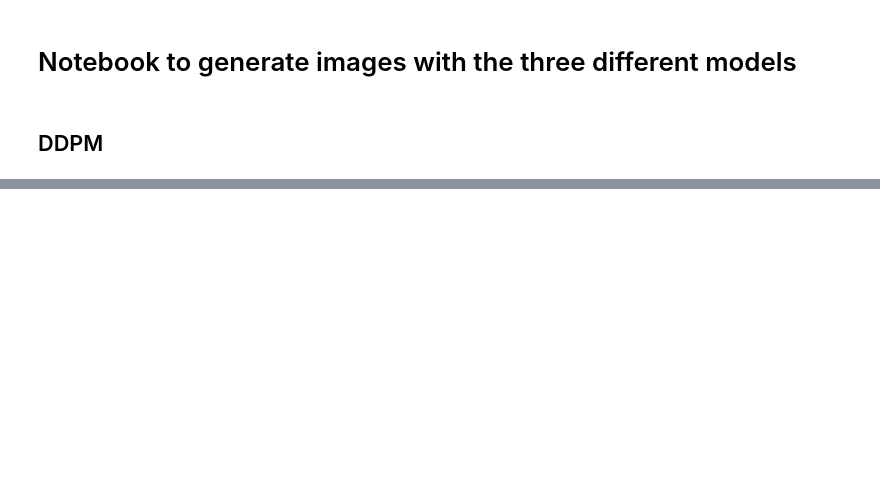
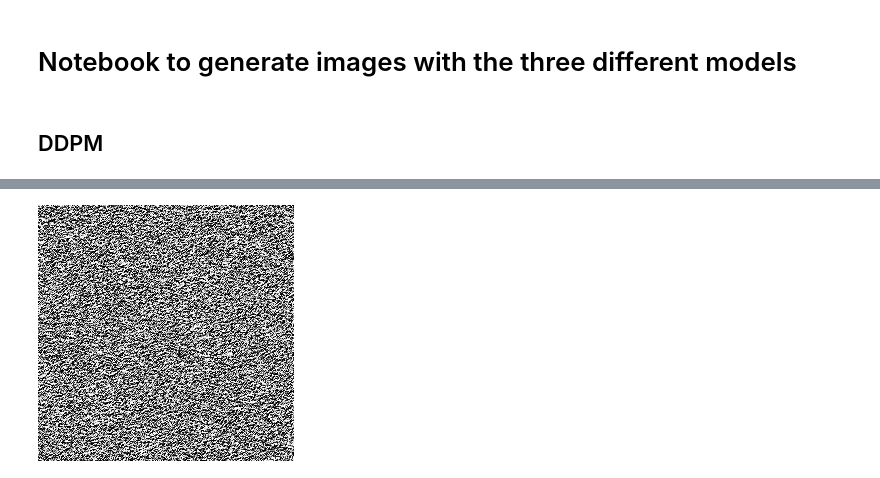
Before and after one commit to benetraco/tfg, a Jupyter notebook: experiments/brain_generation/evaluation/data_generation.ipynb, the cells around one changed output, grey strips where cells are left out. Drawn from its saved outputs; the diff is of its cells as text; code cells hidden in the pictures; blank space fills up the shorter version.

```diff
--- a/experiments/brain_generation/evaluation/data_generation.ipynb
+++ b/experiments/brain_generation/evaluation/data_generation.ipynb
@@ -22,0 +23,4 @@ OSError: Error no file named diffusion_pytorch_model.bin found in directory /hom
+# %%
+images[1]
+# %% [output]
+[figure, added]
```
Also changed, not shown: parts of 2 cells of this notebook, 2 other files.
